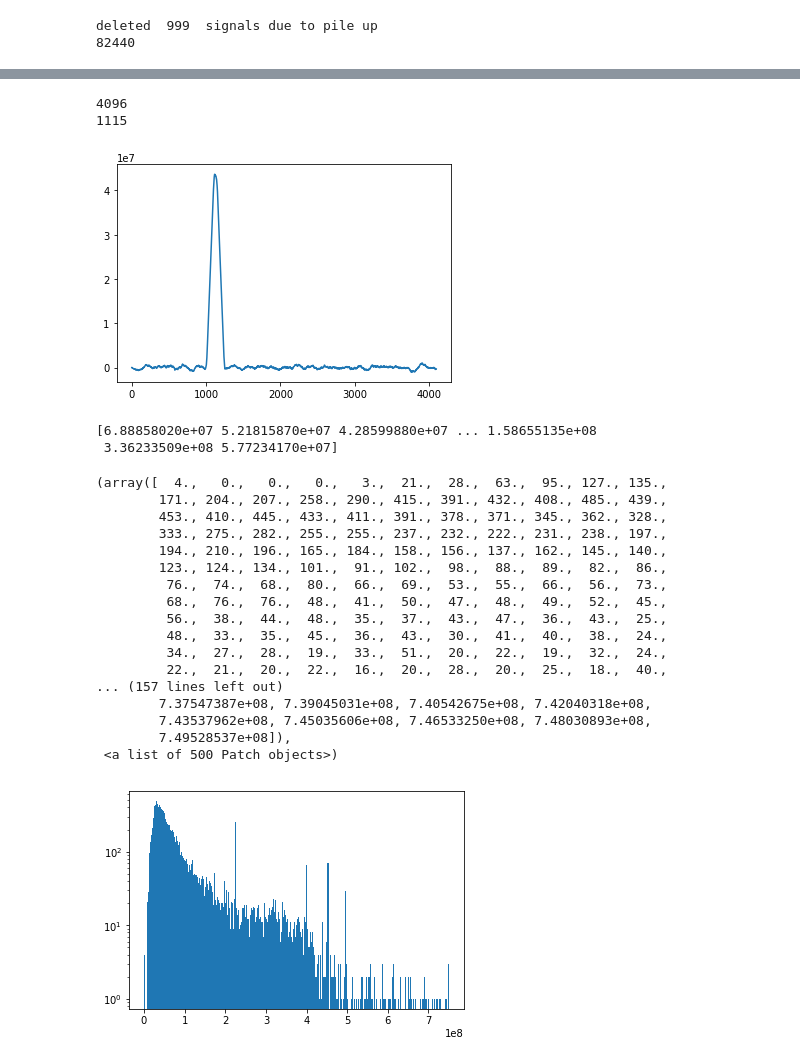
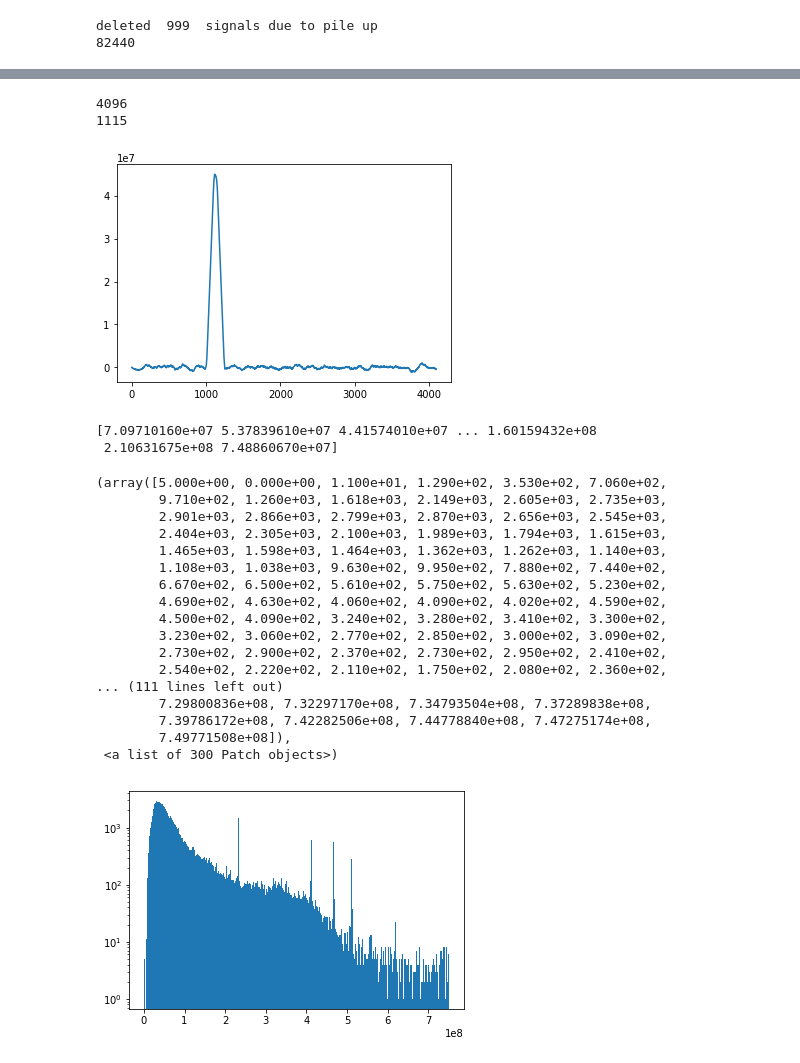
Before and after one commit to NE204-Fall2018/christopher-brand-lab1, a Jupyter notebook: Lab1_main.ipynb, the cells around one changed output, grey strips where cells are left out. Cells and saved outputs as stored; diff of their text form; code cells hidden in the pictures.

```diff
--- a/Lab1_main.ipynb
+++ b/Lab1_main.ipynb
@@ -128,31 +132,32 @@ print(datetime.now() - startTime)
 
 @jit(parallel = True)
 def eventsProcess(mysignal, events, cols):
-    tau = np.zeros(events)
+#    tau = np.zeros(events)
     startTime = datetime.now()
     trap_out = np.zeros((events,cols))
-    for j in range(0,events):
-        print(j)
+    for j in prange(0,events):
+#        print(j)
         mysignal = mysignals[j,:]
-        GradSignal = np.gradient(mysignal)
-        argPeak = np.argmax(GradSignal)
+#        GradSignal = np.gradient(mysignal)
+#        argPeak = np.argmax(GradSignal)
         avgNoise = np.mean(mysignal[0:900])
         newSignal = mysignal - avgNoise
     #    plt.figure()
     #    plt.plot(newSignal)
 
-        @jit(parallel = True)
-        def func(x, a, b):
-            return a * np.exp(-b * x)
+#        @jit(parallel = True)
+#        def func(x, a, b):
+#            return a * np.exp(-b * x)
 
-        popt, pcov = curve_fit(func, range(0,len(newSignal)-1050), newSignal[1050:])
+#        popt, pcov = curve_fit(func, range(0,len(newSignal)-1050), newSignal[1050:])
     #    print(popt)
-        tau[j] = 1.0/popt[1]
+#        tau[j] = 1.0/popt[1]
         trap_out[j] = TrapFilter(mysignals[j,:],6179.29)
-    print('Average Tau across all signals',np.mean(tau))
+#    print('Average Tau across all signals',np.mean(tau))
     print(datetime.now() - startTime)
     return trap_out
 # %%
-events = 20000
+print(len(mysignals))
+events = len(mysignals)
 trap_out = eventsProcess(mysignal, events, cols)
 # %% [output]
@@ -168,7 +171,7 @@ print(np.argmax(trap_out[100][:]))
 # %% [output]
 4096
 1115
-[figure, old version]
+[figure, new version]
 # %%
 #from scipy.interpolate import UnivariateSpline
 #spline = UnivariateSpline(trap_out[100][:])
@@ -178,32 +181,32 @@ print(np.argmax(trap_out[100][:]))
 # %%
 counts = []
 for j in range(0,len(trap_out)):
-    counts = np.append(counts,trap_out[j][1115]))
+    counts = np.append(counts,np.amax(trap_out[j]))
 # %%
 print(np.trim_zeros(counts))
 counts2 = np.trim_zeros(counts)
 counts3 = counts2[(counts2>0) & (counts2<0.75e9)]
 plt.figure()
 plt.yscale('log')
-plt.hist(counts3,bins=500)
+plt.hist(counts3,bins=300)
 # %% [output]
-[6.88858020e+07 5.21815870e+07 4.28599880e+07 ... 1.58655135e+08
- 3.36233509e+08 5.77234170e+07]
+[7.09710160e+07 5.37839610e+07 4.41574010e+07 ... 1.60159432e+08
+ 2.10631675e+08 7.48860670e+07]
-(array([  4.,   0.,   0.,   0.,   3.,  21.,  28.,  63.,  95., 127., 135.,
-        171., 204., 207., 258., 290., 415., 391., 432., 408., 485., 439.,
-        453., 410., 445., 433., 411., 391., 378., 371., 345., 362., 328.,
-        333., 275., 282., 255., 255., 237., 232., 222., 231., 238., 197.,
-        194., 210., 196., 165., 184., 158., 156., 137., 162., 145., 140.,
-        123., 124., 134., 101.,  91., 102.,  98.,  88.,  89.,  82.,  86.,
-         76.,  74.,  68.,  80.,  66.,  69.,  53.,  55.,  66.,  56.,  73.,
-         68.,  76.,  76.,  48.,  41.,  50.,  47.,  48.,  49.,  52.,  45.,
-         56.,  38.,  44.,  48.,  35.,  37.,  43.,  47.,  36.,  43.,  25.,
-         48.,  33.,  35.,  45.,  36.,  43.,  30.,  41.,  40.,  38.,  24.,
-         34.,  27.,  28.,  19.,  33.,  51.,  20.,  22.,  19.,  32.,  24.,
-         22.,  21.,  20.,  22.,  16.,  20.,  28.,  20.,  25.,  18.,  40.,
-... (157 lines left out)
-        7.37547387e+08, 7.39045031e+08, 7.40542675e+08, 7.42040318e+08,
-        7.43537962e+08, 7.45035606e+08, 7.46533250e+08, 7.48030893e+08,
-        7.49528537e+08]),
- <a list of 500 Patch objects>)
+(array([5.000e+00, 0.000e+00, 1.100e+01, 1.290e+02, 3.530e+02, 7.060e+02,
+        9.710e+02, 1.260e+03, 1.618e+03, 2.149e+03, 2.605e+03, 2.735e+03,
+        2.901e+03, 2.866e+03, 2.799e+03, 2.870e+03, 2.656e+03, 2.545e+03,
+        2.404e+03, 2.305e+03, 2.100e+03, 1.989e+03, 1.794e+03, 1.615e+03,
+        1.465e+03, 1.598e+03, 1.464e+03, 1.362e+03, 1.262e+03, 1.140e+03,
+        1.108e+03, 1.038e+03, 9.630e+02, 9.950e+02, 7.880e+02, 7.440e+02,
+        6.670e+02, 6.500e+02, 5.610e+02, 5.750e+02, 5.630e+02, 5.230e+02,
+        4.690e+02, 4.630e+02, 4.060e+02, 4.090e+02, 4.020e+02, 4.590e+02,
+        4.500e+02, 4.090e+02, 3.240e+02, 3.280e+02, 3.410e+02, 3.300e+02,
+        3.230e+02, 3.060e+02, 2.770e+02, 2.850e+02, 3.000e+02, 3.090e+02,
+        2.730e+02, 2.900e+02, 2.370e+02, 2.730e+02, 2.950e+02, 2.410e+02,
+        2.540e+02, 2.220e+02, 2.110e+02, 1.750e+02, 2.080e+02, 2.360e+02,
+... (111 lines left out)
+        7.29800836e+08, 7.32297170e+08, 7.34793504e+08, 7.37289838e+08,
+        7.39786172e+08, 7.42282506e+08, 7.44778840e+08, 7.47275174e+08,
+        7.49771508e+08]),
+ <a list of 300 Patch objects>)
-[figure, old version]
+[figure, new version]
```
Also changed, not shown: parts of 4 cells of this notebook.
